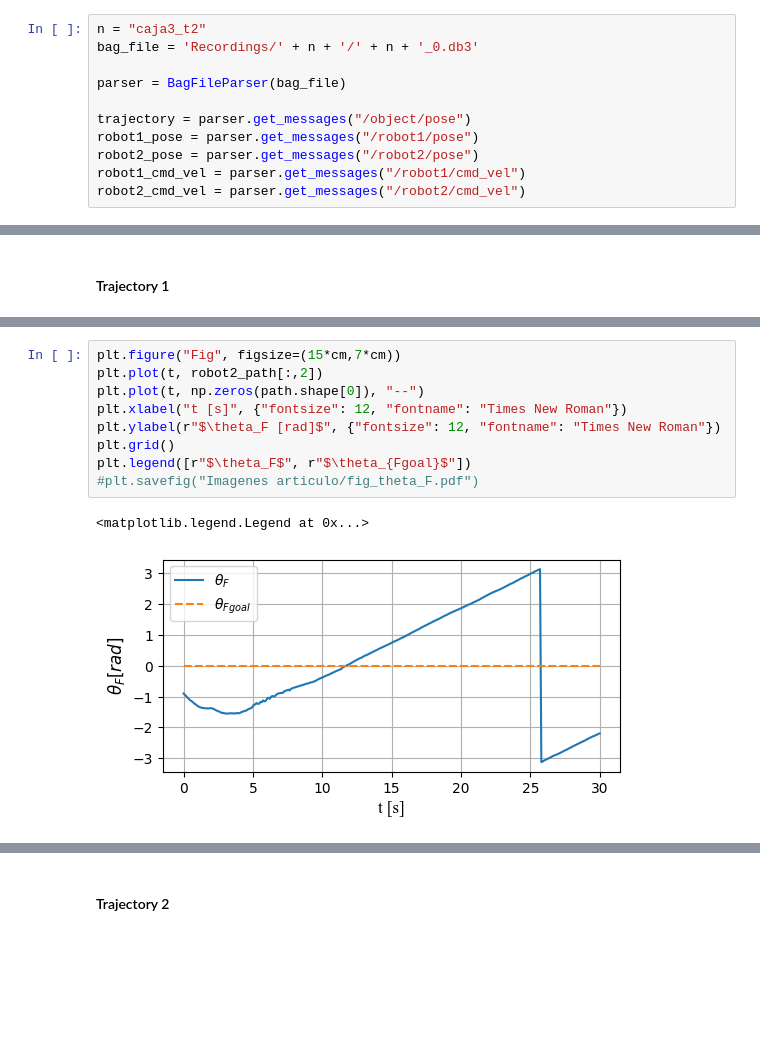
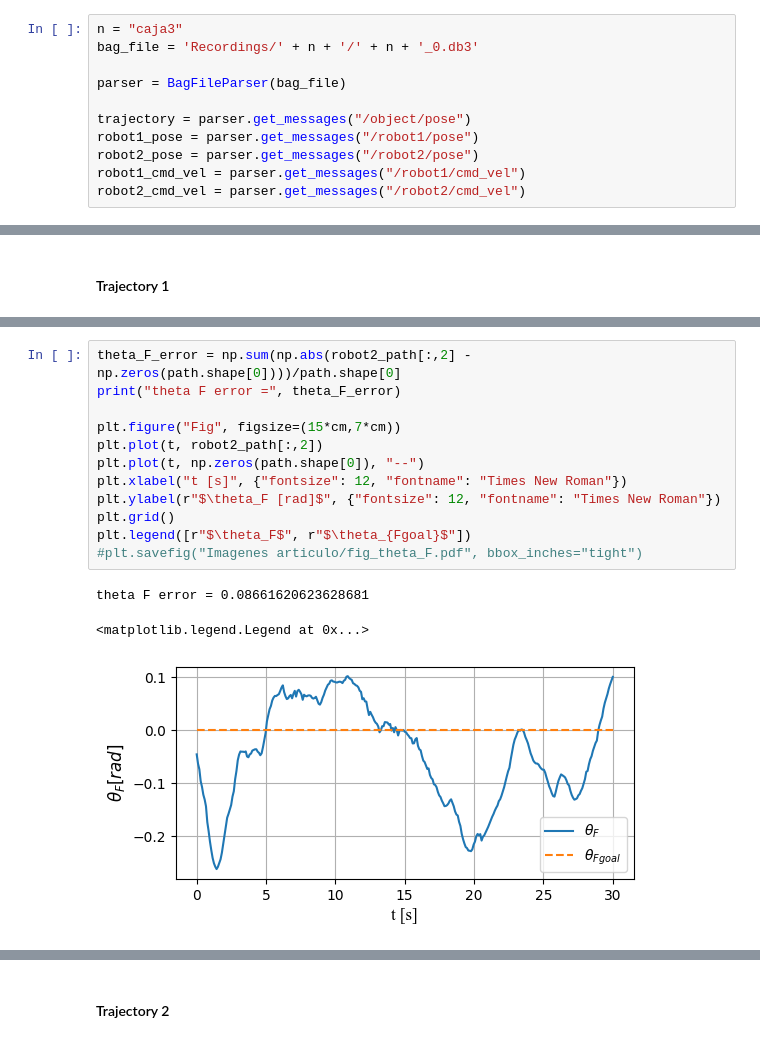
Before and after one commit to alejotoro-o/multi-robot-ueia, a Jupyter notebook: ros_bag_read.ipynb, the cells around one changed output, grey strips where cells are left out. Cells and saved outputs as stored; diff of their text form; blank space fills up the shorter version.

```diff
--- a/ros_bag_read.ipynb
+++ b/ros_bag_read.ipynb
@@ -30,7 +30,7 @@ class BagFileParser():
         # Deserialise all and timestamp them
         return [ (timestamp,deserialize_message(data, self.topic_msg_message[topic_name])) for timestamp,data in rows]
 # %%
-n = "caja3_t2"
+n = "caja3"
 bag_file = 'Recordings/' + n + '/' + n + '_0.db3'
 
 parser = BagFileParser(bag_file)
@@ -189,12 +208,16 @@ plt.legend([r"$\theta_L$", r"$\theta_{Lgoal}$"])
 # %%
+theta_F_error = np.sum(np.abs(robot2_path[:,2] - np.zeros(path.shape[0])))/path.shape[0]
+print("theta F error =", theta_F_error)
+
 plt.figure("Fig", figsize=(15*cm,7*cm))
 plt.plot(t, robot2_path[:,2])
 plt.plot(t, np.zeros(path.shape[0]), "--")
 plt.xlabel("t [s]", {"fontsize": 12, "fontname": "Times New Roman"})
 plt.ylabel(r"$\theta_F [rad]$", {"fontsize": 12, "fontname": "Times New Roman"})
 plt.grid()
 plt.legend([r"$\theta_F$", r"$\theta_{Fgoal}$"])
-#plt.savefig("Imagenes articulo/fig_theta_F.pdf")
+#plt.savefig("Imagenes articulo/fig_theta_F.pdf", bbox_inches="tight")
 # %% [output]
-<matplotlib.legend.Legend at 0x...>
+theta F error = 0.08661620623628681
+<matplotlib.legend.Legend at 0x...>
-[figure, old version]
+[figure, new version]
```
Also changed, not shown: parts of 12 cells of this notebook.
